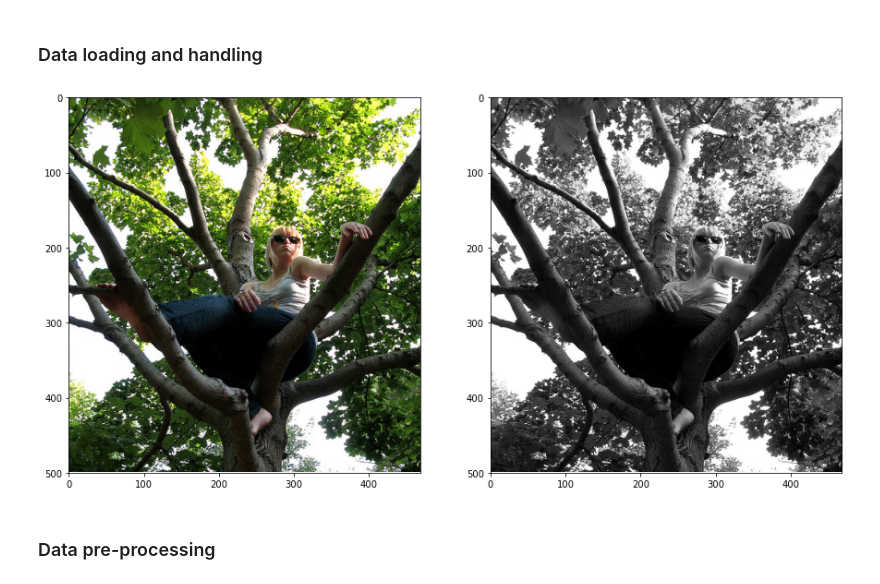
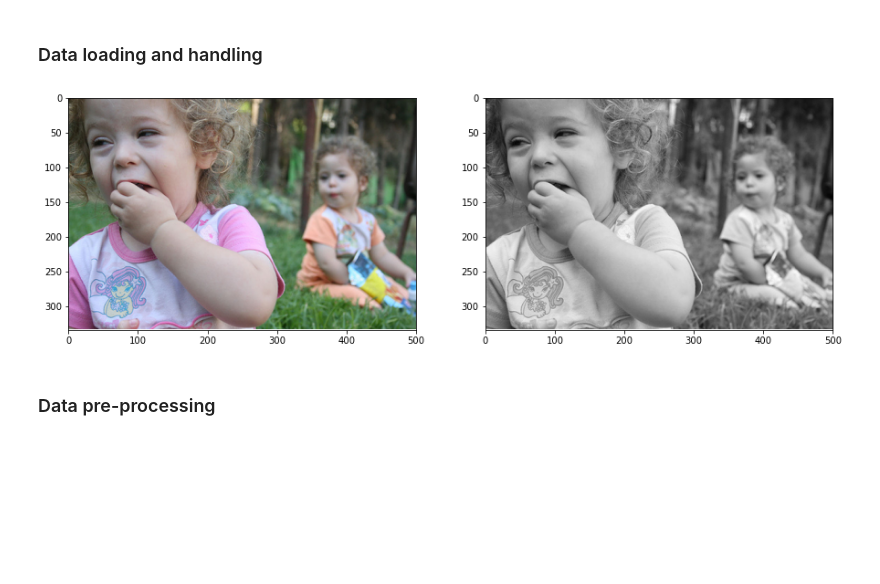
Before and after one commit to FredrikLorentzon/DML_project, a Jupyter notebook: DML_project.ipynb, the cells around one changed output. Drawn from its saved outputs; the diff is of its cells as text; code cells hidden in the pictures; blank space fills up the shorter version.

```diff
--- a/DML_project.ipynb
+++ b/DML_project.ipynb
@@ -86,7 +86,7 @@ class ImgData(Dataset):
 
         # Perform transforms, if any.
         if self.transform_grayscale is not None:
-            gray_img = self.transform_grayscale(gray_img)[0].unsqueeze_(0)
+            gray_img = self.transform_grayscale(gray_img)
 
         if self.transform_color is not None:
             c_img = self.transform_color(c_img)
@@ -107,7 +107,7 @@ class ImgData(Dataset):
             raise ValueError(f"Data root '{self.root}' must contain sub dir '{sub_dir.name}'")
         return list(sub_dir.glob("*.jpg"))
 
-example_dataset = ImgData("./train", transform_grayscale=transforms.Compose([transforms.Grayscale(num_output_channels=3),
+example_dataset = ImgData("./train", transform_grayscale=transforms.Compose([transforms.Grayscale(num_output_channels=1),
                                                                              transforms.ToTensor()]),
                           transform_color=transforms.ToTensor())
 # %%
@@ -122,34 +122,35 @@ def display_image(axis1, axis2, image_1, image_2):
     if not isinstance(image_1, torch.Tensor):
         raise TypeError("The `display_image` function expects a `torch.Tensor` " +
                         "use the `ToTensor` transformation to convert the images to tensors.")
 
     image_data_1 = image_1.permute(1, 2, 0).detach().cpu().numpy()
     image_data_2 = image_2.permute(1, 2, 0).detach().cpu().numpy()
     height1, width1, _ = image_data_1.shape
     height2, width2, _ = image_data_2.shape
 
     if image_data_1.shape[2] == 1:
         axis1.imshow(image_data_1, cmap='gray')
     else:
         axis1.imshow(image_data_1)
 
     if image_data_2.shape[2] == 1:
         axis2.imshow(image_data_2, cmap='gray')
     else:
         axis2.imshow(image_data_2)
 
     axis1.set_xlim(0, width1)
     axis2.set_xlim(0, width2)
     axis1.set_ylim(height1, 0)
     axis2.set_ylim(height2, 0)
 
 
 _, (axis1, axis2) = plt.subplots(1,2, figsize=(15,15))
 some_random_index = np.random.randint(25000)
+some_random_index = 32
 gray_image, color_image = example_dataset[some_random_index]
 display_image(axis1, axis2, color_image, gray_image)
 # %% [output]
-[figure, old version]
+[figure, new version]
 # %% [markdown]
 ### Data pre-processing
 # %%
```
Also changed, not shown: parts of 9 cells of this notebook.
